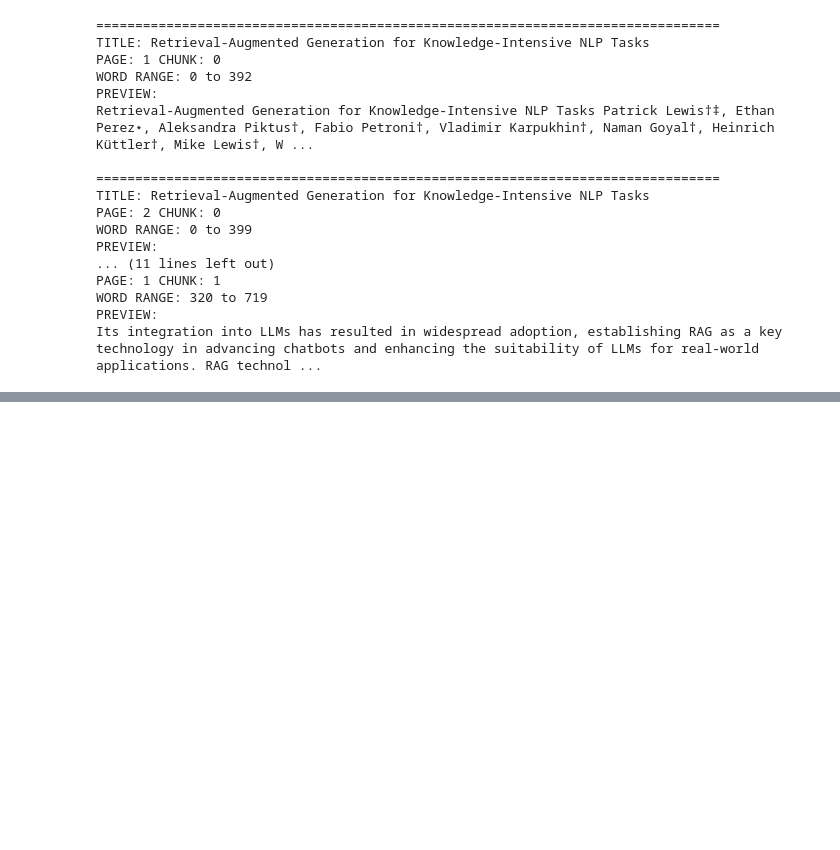
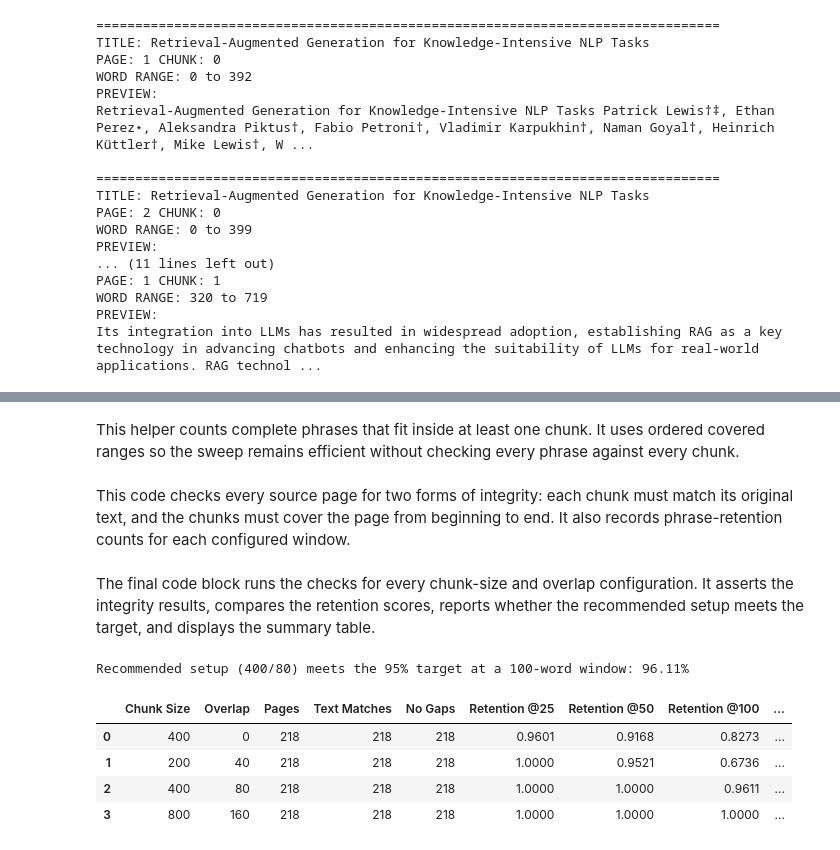
Before and after one commit to Break-Through-Tech/Zayi-1B-agentic-internal-knowledge-system-for-r-and-d, a Jupyter notebook: notebooks/03_text_chunking.ipynb, the cells around one changed output, grey strips where cells are left out. Drawn from its saved outputs; the diff is of its cells as text; code cells hidden in the pictures; blank space fills up the shorter version.

Commit message:
Cleaned up text chunking notebook

```diff
--- a/notebooks/03_text_chunking.ipynb
+++ b/notebooks/03_text_chunking.ipynb
@@ -363,0 +302,18 @@ retention_summary
+# %% [markdown]
+This helper counts complete phrases that fit inside at least one chunk. It uses ordered covered ranges so the sweep remains efficient without checking every phrase against every chunk.
+# %%
+def count_intact_phrases(page_chunks, total_phrases, window):
+    """Count phrase positions covered by at least one chunk."""
+    counted = 0
+    next_start = 0
+
+    for chunk in page_chunks:
+        first = max(chunk["start_word"], next_start)
+        last = min(chunk["end_word"] - window + 1, total_phrases - 1)
+        if last >= first:
+            counted += last - first + 1
+            next_start = last + 1
+
+    return counted
+# %% [markdown]
+This code checks every source page for two forms of integrity: each chunk must match its original text, and the chunks must cover the page from beginning to end. It also records phrase-retention counts for each configured window.
@@ -363,0 +356,47 @@ retention_summary
+# %% [markdown]
+The final code block runs the checks for every chunk-size and overlap configuration. It asserts the integrity results, compares the retention scores, reports whether the recommended setup meets the target, and displays the summary table.
+# %%
+summary_rows = []
+
+for config in comparison_configs:
+    key = (config["chunk_size"], config["overlap"])
+    chunks = experiment_outputs[key] if key in experiment_outputs else chunk_records(records, **config)
+    result = check_chunks(records, chunks)
+
+    row = {
+        "Chunk Size": config["chunk_size"],
+        "Overlap": config["overlap"],
+        "Pages": len(result),
+        "Text Matches": int(result["text_matches"].sum()),
+        "No Gaps": int(result["no_gaps"].sum()),
+    }
+    for window in PHRASE_WINDOWS:
+        total = result[f"total_{window}"].sum()
+        row[f"Retention @{window}"] = round(result[f"intact_{window}"].sum() / total, 4) if total else 1.0
+    summary_rows.append(row)
+
+retention_summary = pd.DataFrame(summary_rows)
+
+assert (retention_summary["Text Matches"] == retention_summary["Pages"]).all()
+assert (retention_summary["No Gaps"] == retention_summary["Pages"]).all()
+
+primary_column = f"Retention @{PRIMARY_WINDOW}"
+recommended_score = retention_summary.loc[
+    (retention_summary["Chunk Size"] == recommended_chunk_size)
+    & (retention_summary["Overlap"] == recommended_overlap),
+    primary_column,
+].iloc[0]
+status = "meets" if recommended_score >= TARGET_RETENTION else "is BELOW"
+print(
+    f"Recommended setup ({recommended_chunk_size}/{recommended_overlap}) {status} the "
+    f"{TARGET_RETENTION:.0%} target at a {PRIMARY_WINDOW}-word window: {recommended_score:.2%}"
+)
+
+display(retention_summary)
+# %% [output]
+Recommended setup (400/80) meets the 95% target at a 100-word window: 96.11%
+|  | Chunk Size | Overlap | Pages | Text Matches | No Gaps | Retention @25 | Retention @50 | Retention @100 | ... |
+| 0 | 400 | 0 | 218 | 218 | 218 | 0.9601 | 0.9168 | 0.8273 | ... |
+| 1 | 200 | 40 | 218 | 218 | 218 | 1.0000 | 0.9521 | 0.6736 | ... |
+| 2 | 400 | 80 | 218 | 218 | 218 | 1.0000 | 1.0000 | 0.9611 | ... |
+| 3 | 800 | 160 | 218 | 218 | 218 | 1.0000 | 1.0000 | 1.0000 | ... |
```
Also changed, not shown: parts of 10 cells of this notebook.
